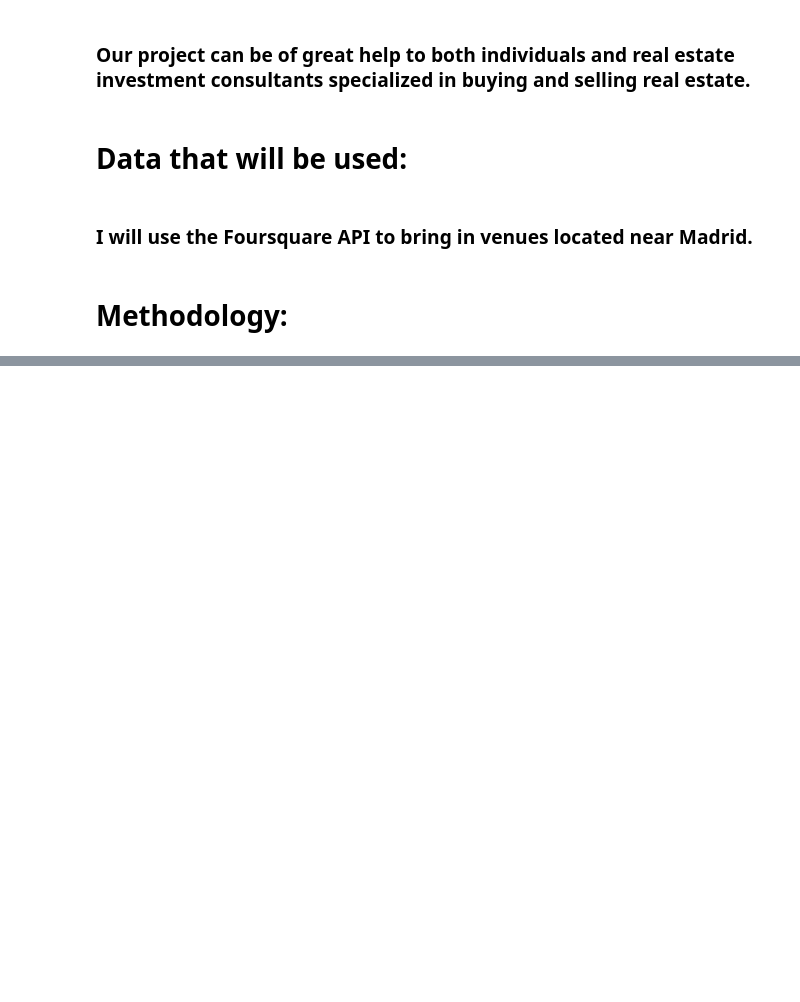
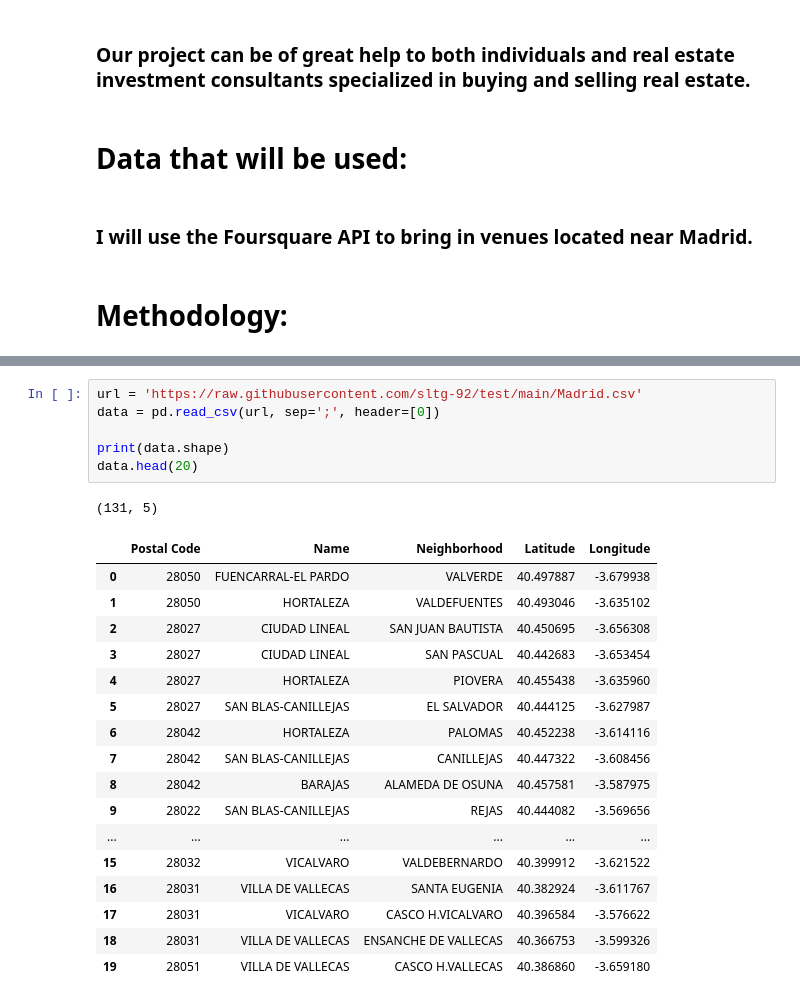
Before and after one commit to sltg-92/The-Battle-of-Neighborhoods, a Jupyter notebook: The Battle of Neighborhoods.ipynb, the cells around one changed output, grey strips where cells are left out. Saved outputs shown, nothing was run; the diff lists cells and outputs as text; blank space fills up the shorter version.

```diff
--- a/The Battle of Neighborhoods.ipynb
+++ b/The Battle of Neighborhoods.ipynb
@@ -27,0 +71,25 @@
+# %%
+url = 'https://raw.githubusercontent.com/sltg-92/test/main/Madrid.csv'
+data = pd.read_csv(url, sep=';', header=[0])
+
+print(data.shape)
+data.head(20)
+# %% [output]
+(131, 5)
+|  | Postal Code | Name | Neighborhood | Latitude | Longitude |
+| 0 | 28050 | FUENCARRAL-EL PARDO | VALVERDE | 40.497887 | -3.679938 |
+| 1 | 28050 | HORTALEZA | VALDEFUENTES | 40.493046 | -3.635102 |
+| 2 | 28027 | CIUDAD LINEAL | SAN JUAN BAUTISTA | 40.450695 | -3.656308 |
+| 3 | 28027 | CIUDAD LINEAL | SAN PASCUAL | 40.442683 | -3.653454 |
+| 4 | 28027 | HORTALEZA | PIOVERA | 40.455438 | -3.635960 |
+| 5 | 28027 | SAN BLAS-CANILLEJAS | EL SALVADOR | 40.444125 | -3.627987 |
+| 6 | 28042 | HORTALEZA | PALOMAS | 40.452238 | -3.614116 |
+| 7 | 28042 | SAN BLAS-CANILLEJAS | CANILLEJAS | 40.447322 | -3.608456 |
+| 8 | 28042 | BARAJAS | ALAMEDA DE OSUNA | 40.457581 | -3.587975 |
+| 9 | 28022 | SAN BLAS-CANILLEJAS | REJAS | 40.444082 | -3.569656 |
+| ... | ... | ... | ... | ... | ... |
+| 15 | 28032 | VICALVARO | VALDEBERNARDO | 40.399912 | -3.621522 |
+| 16 | 28031 | VILLA DE VALLECAS | SANTA EUGENIA | 40.382924 | -3.611767 |
+| 17 | 28031 | VICALVARO | CASCO H.VICALVARO | 40.396584 | -3.576622 |
+| 18 | 28031 | VILLA DE VALLECAS | ENSANCHE DE VALLECAS | 40.366753 | -3.599326 |
+| 19 | 28051 | VILLA DE VALLECAS | CASCO H.VALLECAS | 40.386860 | -3.659180 |
```
Also changed, not shown: parts of 21 cells of this notebook.
